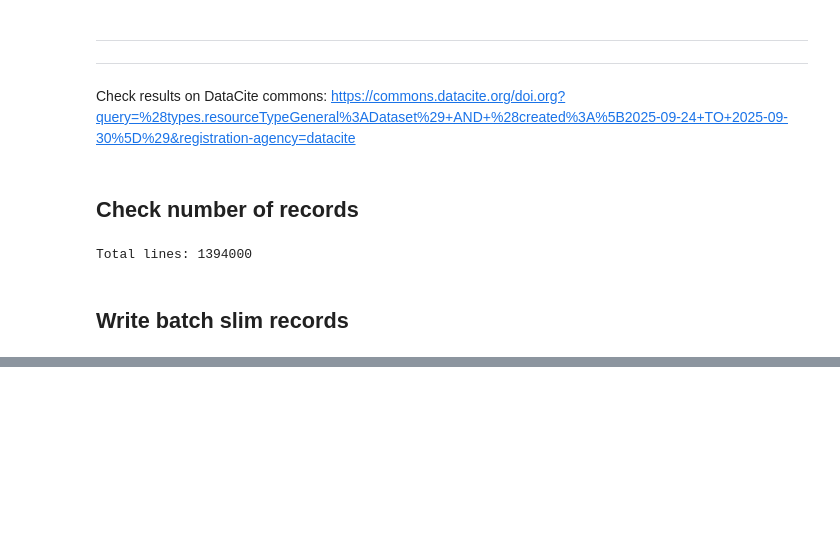
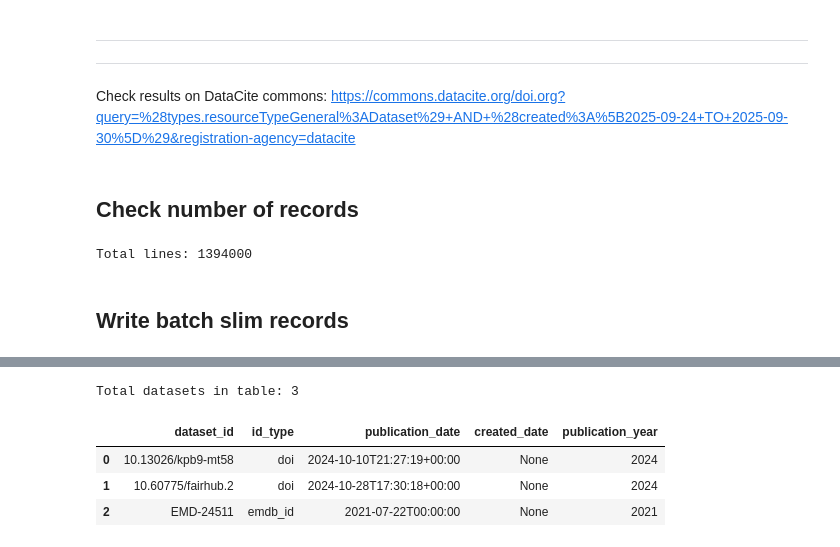
Before and after one commit to data-S-index/s-index-pipeline, a Jupyter notebook: notebooks-batch/datacite_harvest.ipynb, the cells around one changed output, grey strips where cells are left out. Cells and saved outputs as stored; diff of their text form; code cells hidden in the pictures; blank space fills up the shorter version.

```diff
--- a/notebooks-batch/datacite_harvest.ipynb
+++ b/notebooks-batch/datacite_harvest.ipynb
@@ -128,0 +129,4 @@ Processing 771 files using 40 cores...
+# %%
+slim_folder = r"C:\Users\Admin\Documents\GitHub\sindex-pipeline\notebooks\input\demo_datasets_slim_metadata_ndjson"
+db_path = r"C:\Users\Admin\Documents\GitHub\sindex-pipeline\notebooks-batch\output\datacite\test_datacite_slim_records.duckdb"
+create_datasets_db_from_ndjson(slim_folder, db_path)
@@ -128,0 +140,12 @@ Processing 771 files using 40 cores...
+# %%
+con = duckdb.connect(db_path)
+row_count = con.execute("SELECT count() FROM my_datasets").fetchone()[0]
+print(f"Total datasets in table: {row_count}")
+display(con.execute("SELECT * FROM my_datasets LIMIT 5").df())
+con.close()
+# %% [output]
+Total datasets in table: 3
+|  | dataset_id | id_type | publication_date | created_date | publication_year |
+| 0 | 10.13026/kpb9-mt58 | doi | 2024-10-10T21:27:19+00:00 | None | 2024 |
+| 1 | 10.60775/fairhub.2 | doi | 2024-10-28T17:30:18+00:00 | None | 2024 |
+| 2 | EMD-24511 | emdb_id | 2021-07-22T00:00:00 | None | 2021 |
```
Also changed, not shown: parts of 8 cells of this notebook, 13 other files.
